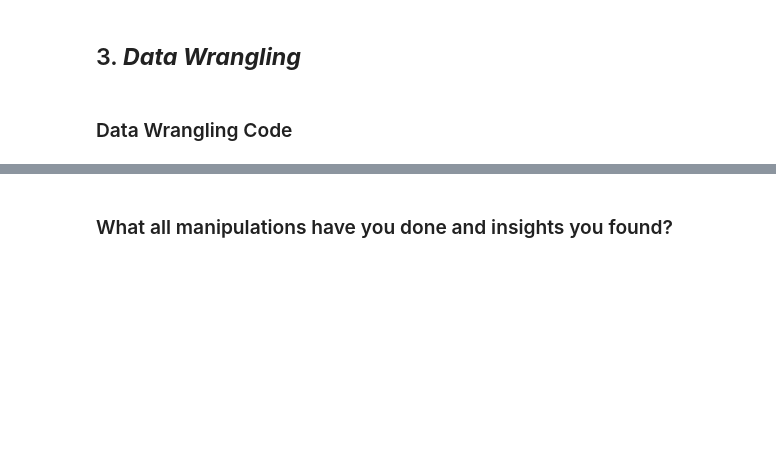
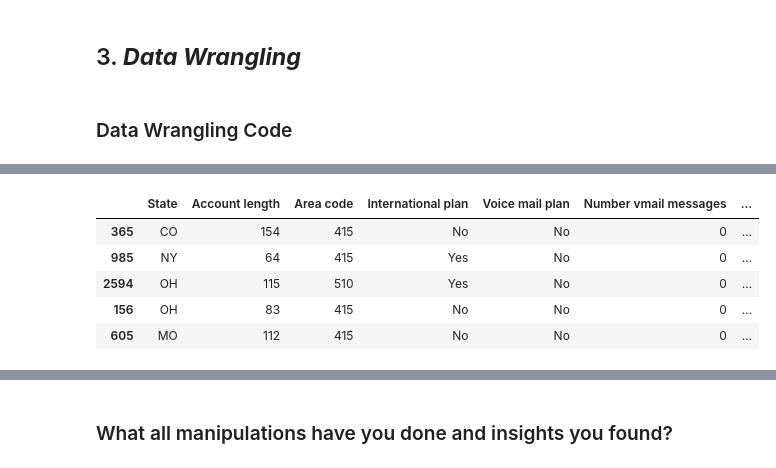
Before and after one commit to rajathAgalkote/EDA1-Telecom-Churn---Capstone, a Jupyter notebook: Rajathadri_EDA_Telecom_Churn_Analysis_Project.ipynb, the cells around one changed output, grey strips where cells are left out. Drawn from its saved outputs; the diff is of its cells as text; code cells hidden in the pictures; blank space fills up the shorter version.

```diff
--- a/Rajathadri_EDA_Telecom_Churn_Analysis_Project.ipynb
+++ b/Rajathadri_EDA_Telecom_Churn_Analysis_Project.ipynb
@@ -328,0 +366,9 @@ Unique values in  Churn :  2
+# %%
+db.sort_values(by=['Churn','Total day charge'],ascending=[False,False]).head()
+# %% [output]
+|  | State | Account length | Area code | International plan | Voice mail plan | Number vmail messages | ... |
+| 365 | CO | 154 | 415 | No | No | 0 | ... |
+| 985 | NY | 64 | 415 | Yes | No | 0 | ... |
+| 2594 | OH | 115 | 510 | Yes | No | 0 | ... |
+| 156 | OH | 83 | 415 | No | No | 0 | ... |
+| 605 | MO | 112 | 415 | No | No | 0 | ... |
```
Also changed, not shown: parts of 7 cells of this notebook.
